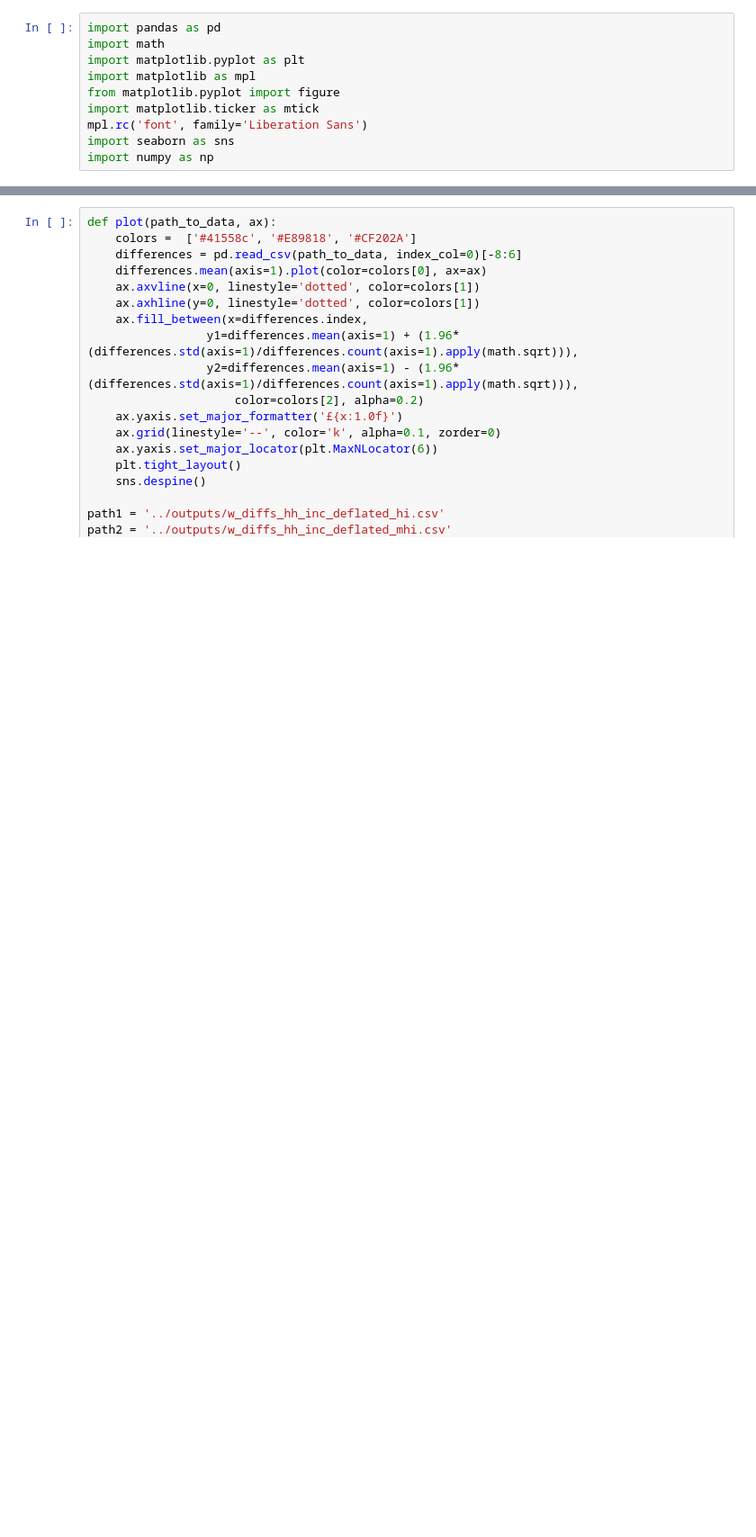
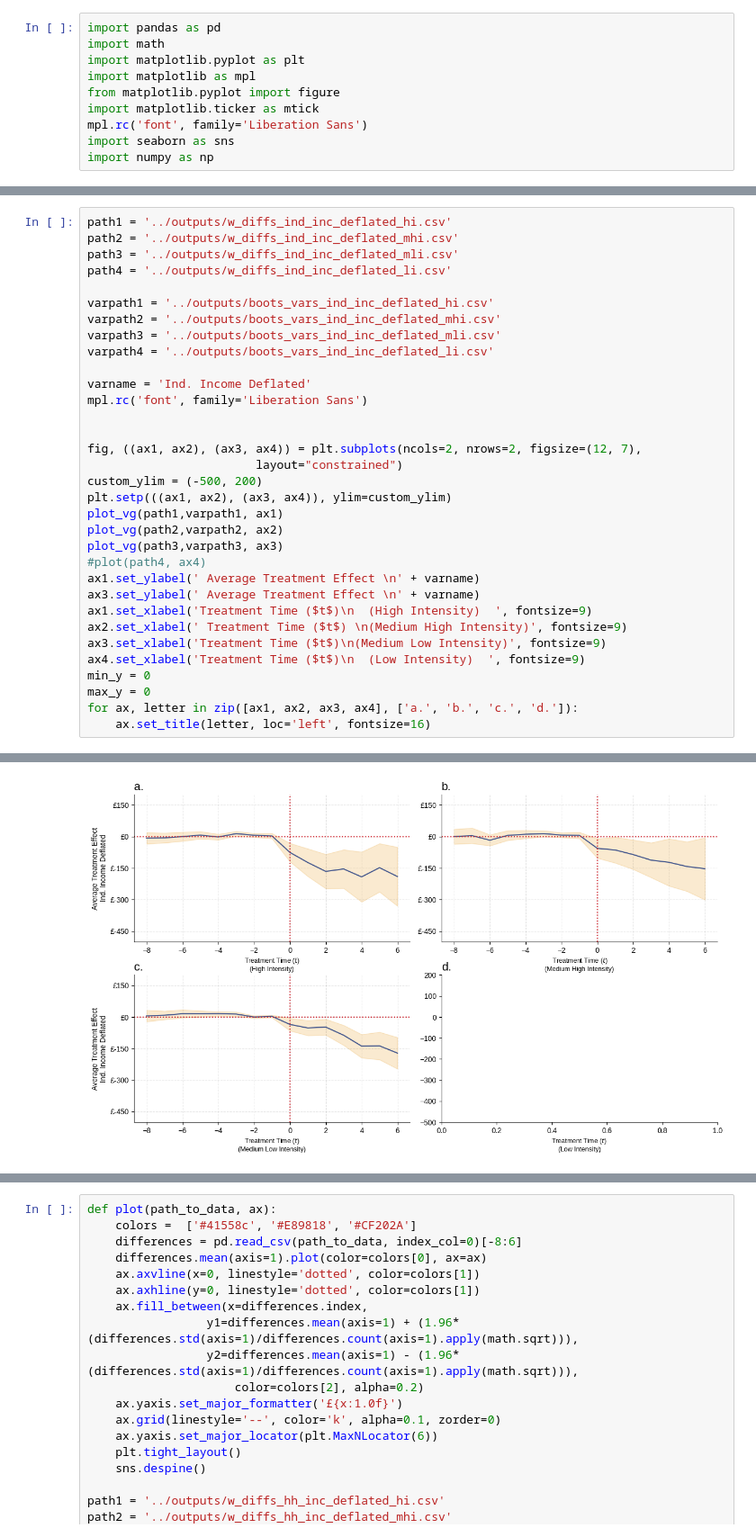
Before and after one commit to centre-for-care/costofcare, a Jupyter notebook: src/plot_results_dv.ipynb, the cells around one changed output, grey strips where cells are left out. Shown at 90% size. Saved outputs shown, nothing was run; the diff lists cells and outputs as text; blank space fills up the shorter version.

```diff
--- a/src/plot_results_dv.ipynb
+++ b/src/plot_results_dv.ipynb
@@ -67,0 +97,34 @@ for ax, letter in zip([ax1, ax2, ax3, ax4], ['a.', 'b.', 'c.', 'd.']):
+# %%
+path1 = '../outputs/w_diffs_ind_inc_deflated_hi.csv'
+path2 = '../outputs/w_diffs_ind_inc_deflated_mhi.csv'
+path3 = '../outputs/w_diffs_ind_inc_deflated_mli.csv'
+path4 = '../outputs/w_diffs_ind_inc_deflated_li.csv'
+
+varpath1 = '../outputs/boots_vars_ind_inc_deflated_hi.csv'
+varpath2 = '../outputs/boots_vars_ind_inc_deflated_mhi.csv'
+varpath3 = '../outputs/boots_vars_ind_inc_deflated_mli.csv'
+varpath4 = '../outputs/boots_vars_ind_inc_deflated_li.csv'
+
+varname = 'Ind. Income Deflated'
+mpl.rc('font', family='Liberation Sans')
+
+
+fig, ((ax1, ax2), (ax3, ax4)) = plt.subplots(ncols=2, nrows=2, figsize=(12, 7),
+                        layout="constrained")
+custom_ylim = (-500, 200)
+plt.setp(((ax1, ax2), (ax3, ax4)), ylim=custom_ylim)
+plot_vg(path1,varpath1, ax1)
+plot_vg(path2,varpath2, ax2)
+plot_vg(path3,varpath3, ax3)
+#plot(path4, ax4)
+ax1.set_ylabel(' Average Treatment Effect \n' + varname)
+ax3.set_ylabel(' Average Treatment Effect \n' + varname)
+ax1.set_xlabel('Treatment Time ($t$)\n  (High Intensity)  ', fontsize=9)
+ax2.set_xlabel(' Treatment Time ($t$) \n(Medium High Intensity)', fontsize=9)
+ax3.set_xlabel('Treatment Time ($t$)\n(Medium Low Intensity)', fontsize=9)
+ax4.set_xlabel('Treatment Time ($t$)\n  (Low Intensity)  ', fontsize=9)
+min_y = 0
+max_y = 0
+for ax, letter in zip([ax1, ax2, ax3, ax4], ['a.', 'b.', 'c.', 'd.']):
+    ax.set_title(letter, loc='left', fontsize=16)
+# %% [output]
@@ -68,3 +148,4 @@ for ax, letter in zip([ax1, ax2, ax3, ax4], ['a.', 'b.', 'c.', 'd.']):
+[figure, added]
 # %%
 def plot(path_to_data, ax):
     colors =  ['#41558c', '#E89818', '#CF202A']
```
Also changed, not shown: parts of 6 cells of this notebook, 6 other files.
